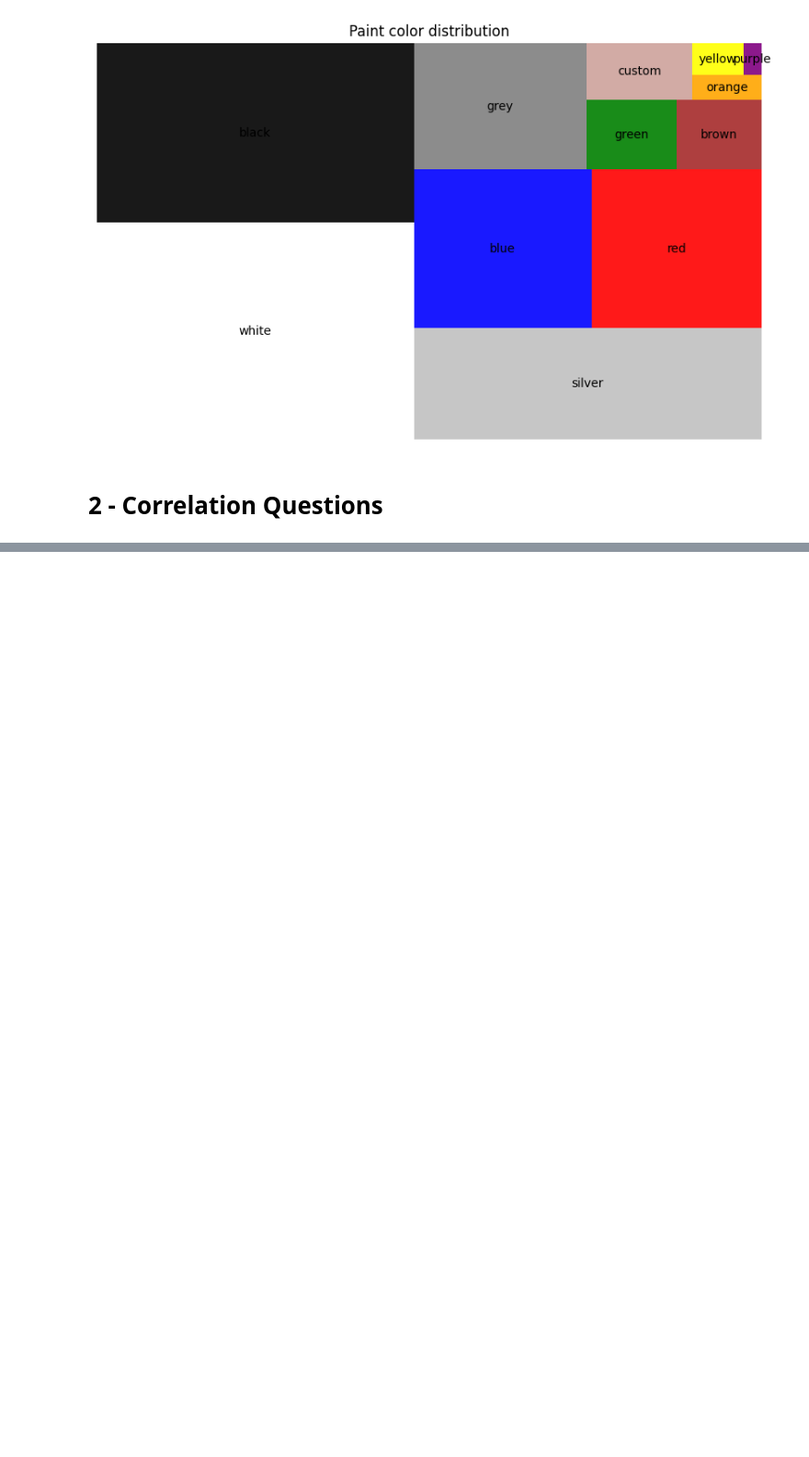
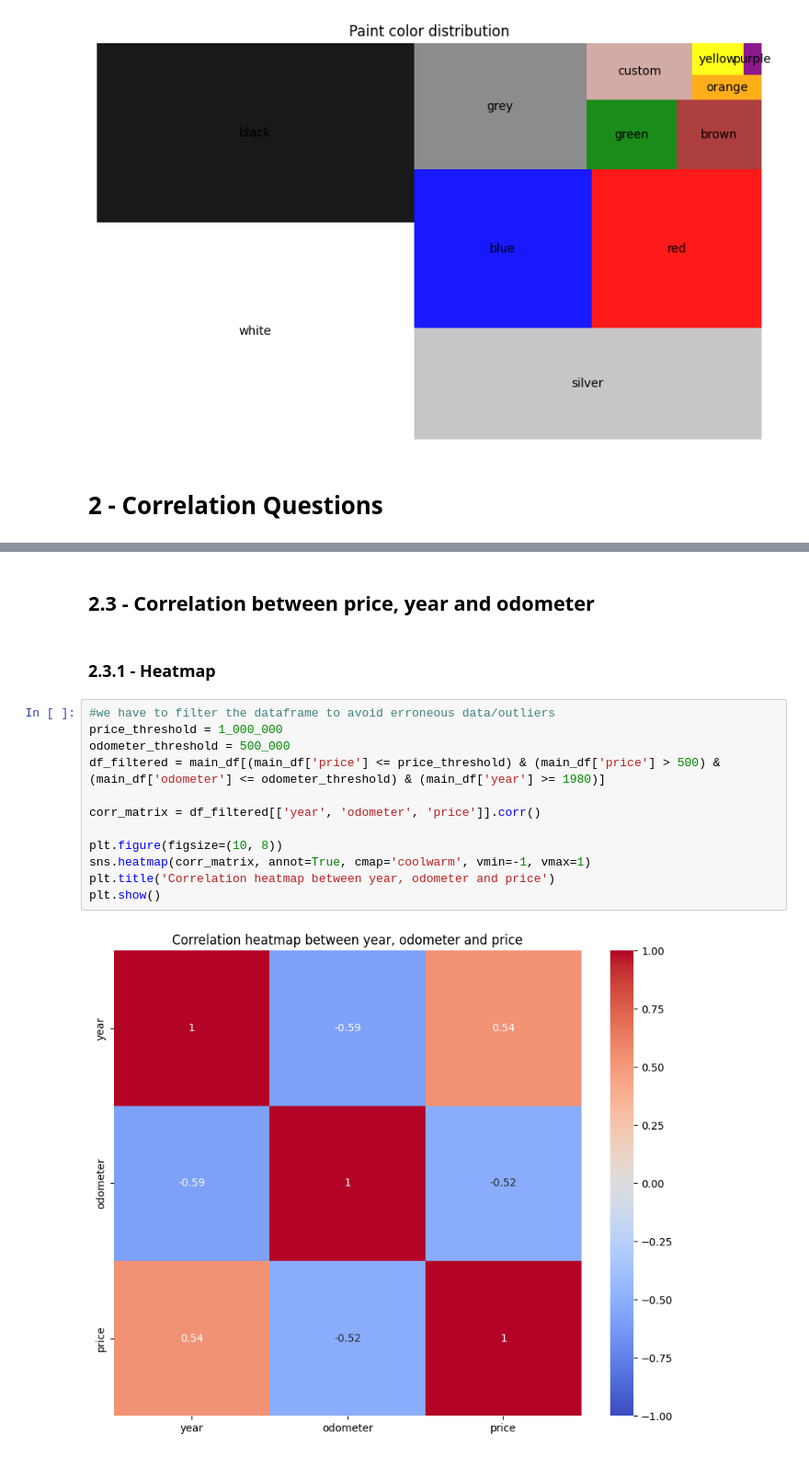
Before and after one commit to MokipoCode/AutoNLP, a Jupyter notebook: notebooks/data_visu.ipynb, the cells around one changed output, grey strips where cells are left out. Shown at 92% size. Saved outputs shown, nothing was run; the diff lists cells and outputs as text; blank space fills up the shorter version.

```diff
--- a/notebooks/data_visu.ipynb
+++ b/notebooks/data_visu.ipynb
@@ -326,0 +377,18 @@ plt.show()
+# %% [markdown]
+## 2.3 - Correlation between price, year and odometer
+# %% [markdown]
+### 2.3.1 - Heatmap
+# %%
+#we have to filter the dataframe to avoid erroneous data/outliers
+price_threshold = 1_000_000
+odometer_threshold = 500_000
+df_filtered = main_df[(main_df['price'] <= price_threshold) & (main_df['price'] > 500) & (main_df['odometer'] <= odometer_threshold) & (main_df['year'] >= 1980)]
+
+corr_matrix = df_filtered[['year', 'odometer', 'price']].corr()
+
+plt.figure(figsize=(10, 8))
+sns.heatmap(corr_matrix, annot=True, cmap='coolwarm', vmin=-1, vmax=1)
+plt.title('Correlation heatmap between year, odometer and price')
+plt.show()
+# %% [output]
+[figure, added]
```
Also changed, not shown: parts of 32 cells of this notebook, 3 other files.
